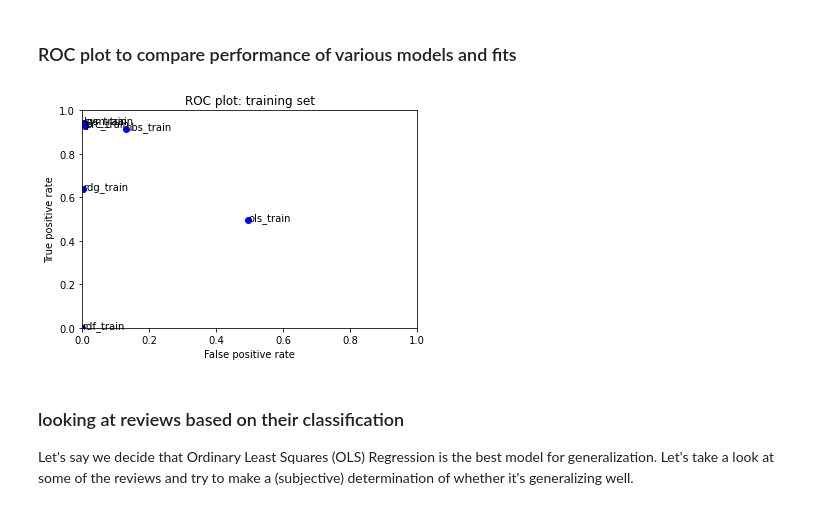
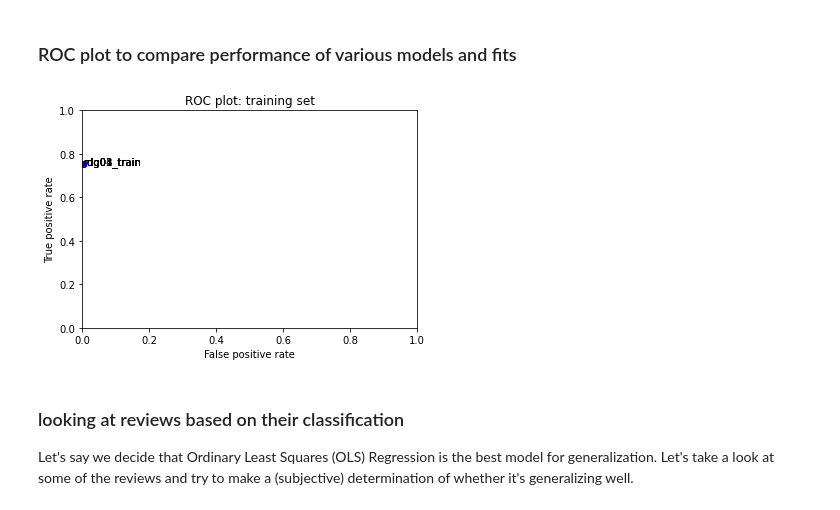
Before and after one commit to Jill1995/ml, a Jupyter notebook: final_assignment_1/toxiccomments_first_full_iteration.ipynb, the cells around one changed output. Drawn from its saved outputs; the diff is of its cells as text; code cells hidden in the pictures.

Commit message:
change2
hashing vectorizer n_features = 2**15
removed the punc_count feature
added 5 alpha values for ridge regression

```diff
--- a/final_assignment_1/toxiccomments_first_full_iteration.ipynb
+++ b/final_assignment_1/toxiccomments_first_full_iteration.ipynb
@@ -239,0 +242,10 @@ print(rdg_performance_train.performance_measures)
+# %%
+
+#try small numbers 0.1 or something
+#try multiple ridge models
+rdg02 = linear_model.RidgeClassifier(alpha=0.034)
+rdg02.fit(X_train, y_train)
+
+rdg02_performance_train = BinaryClassificationPerformance(rdg02.predict(X_train), y_train, 'rdg02_train')
+rdg02_performance_train.compute_measures()
+print(rdg02_performance_train.performance_measures)
@@ -239,0 +254,8 @@ print(rdg_performance_train.performance_measures)
+# %%
+
+rdg03 = linear_model.RidgeClassifier(alpha=0.15)
+rdg03.fit(X_train, y_train)
+
+rdg03_performance_train = BinaryClassificationPerformance(rdg03.predict(X_train), y_train, 'rdg03_train')
+rdg03_performance_train.compute_measures()
+print(rdg03_performance_train.performance_measures)
@@ -239,0 +264,8 @@ print(rdg_performance_train.performance_measures)
+# %%
+
+rdg04 = linear_model.RidgeClassifier(alpha=0.35)
+rdg04.fit(X_train, y_train)
+
+rdg04_performance_train = BinaryClassificationPerformance(rdg04.predict(X_train), y_train, 'rdg04_train')
+rdg04_performance_train.compute_measures()
+print(rdg04_performance_train.performance_measures)
@@ -239,0 +274,8 @@ print(rdg_performance_train.performance_measures)
+# %%
+
+rdg05 = linear_model.RidgeClassifier(alpha=1.25)
+rdg05.fit(X_train, y_train)
+
+rdg05_performance_train = BinaryClassificationPerformance(rdg04.predict(X_train), y_train, 'rdg05_train')
+rdg05_performance_train.compute_measures()
+print(rdg05_performance_train.performance_measures)
@@ -252,20 +296,20 @@ print(rdf_performance_train.performance_measures)
 # %% [markdown]
 ### ROC plot to compare performance of various models and fits
 # %%
-fits = [ols_performance_train, svm_performance_train, lgs_performance_train, nbs_performance_train, prc_performance_train, rdg_performance_train, rdf_performance_train]
+fits = [rdg01_performance_train,rdg02_performance_train,rdg03_performance_train,rdg04_performance_train,rdg05_performance_train]
 
 for fit in fits:
     plt.plot(fit.performance_measures['FP'] / fit.performance_measures['Neg'],
              fit.performance_measures['TP'] / fit.performance_measures['Pos'], 'bo')
     plt.text(fit.performance_measures['FP'] / fit.performance_measures['Neg'],
              fit.performance_measures['TP'] / fit.performance_measures['Pos'], fit.desc)
 plt.axis([0, 1, 0, 1])
 plt.title('ROC plot: training set')
 plt.xlabel('False positive rate')
 plt.ylabel('True positive rate')
 plt.show()
 # %% [output]
-[figure, old version]
+[figure, new version]
 # %% [markdown]
 ### looking at reviews based on their classification
 
```
Also changed, not shown: parts of 18 cells of this notebook.
